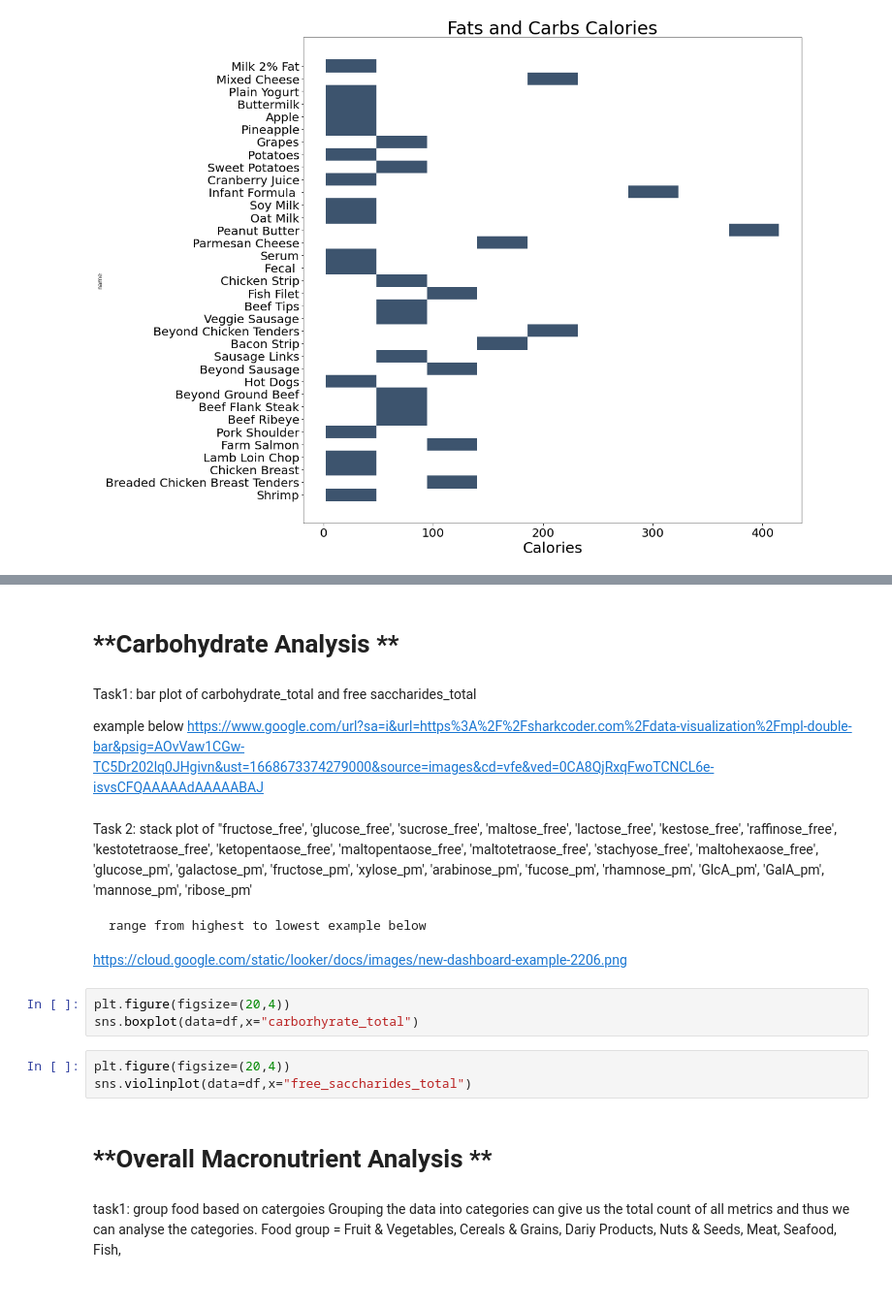
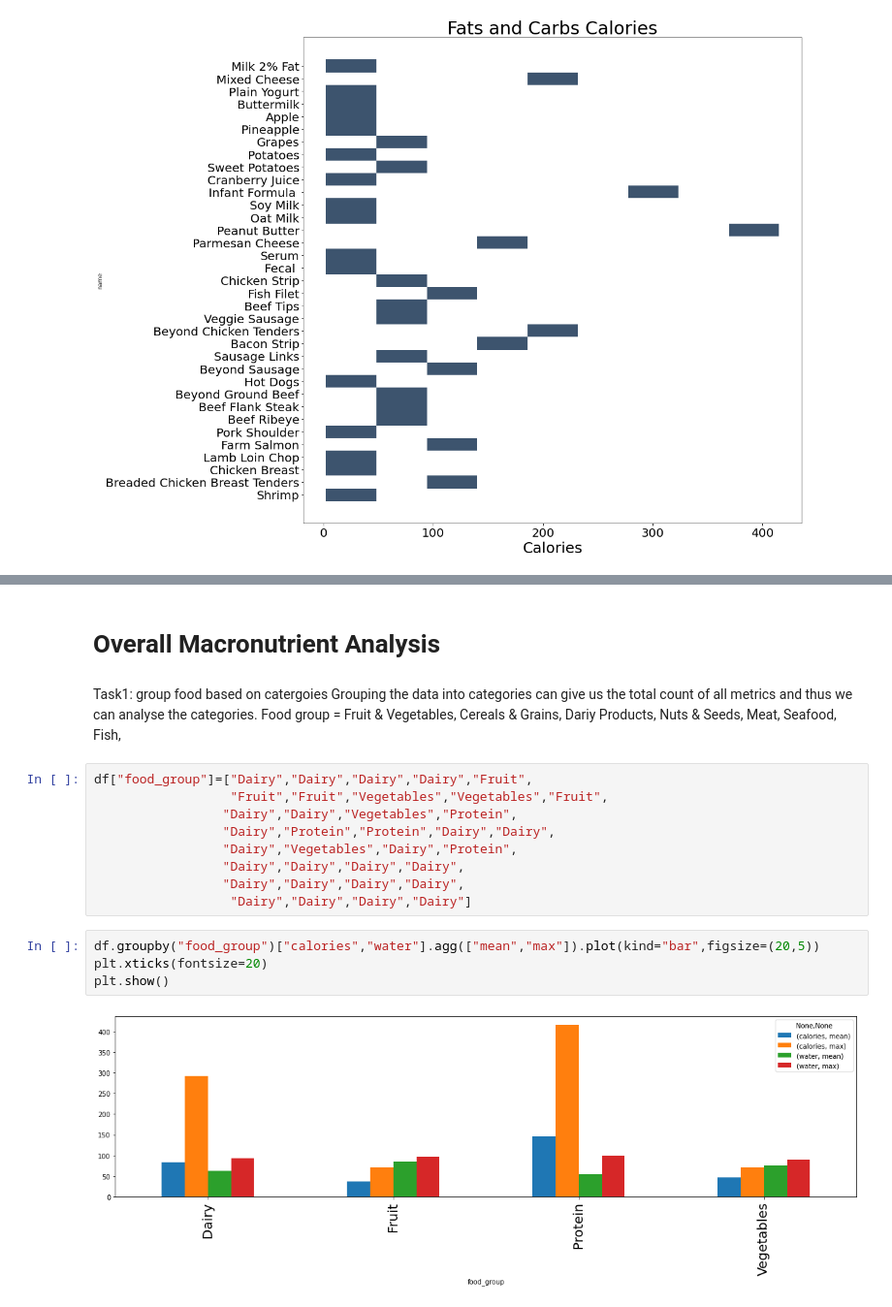
Before and after one commit to asimali004/Kaggle-Competition, a Jupyter notebook: fats-cabd-foods-raw.ipynb, the cells around one changed output, grey strips where cells are left out. Shown at 97% size. Saved outputs shown, nothing was run; the diff lists cells and outputs as text.

Commit message:
Kaggle Notebook | Fats_Cabd_Foods_Raw | Version 6

```diff
--- a/fats-cabd-foods-raw.ipynb
+++ b/fats-cabd-foods-raw.ipynb
@@ -128,33 +152,22 @@ df[["fructose_free", 'glucose_free',
 # %% [markdown]
-# **Carbohydrate Analysis **
+# **Overall Macronutrient Analysis**
-# %% [markdown]
-Task1: bar plot of carbohydrate_total and free saccharides_total
-
-example below
- https://www.google.com/url?sa=i&url=https%3A%2F%2Fsharkcoder.com%2Fdata-visualization%2Fmpl-double-bar&psig=AOvVaw1CGw-TC5Dr202lq0JHgivn&ust=1668673374279000&source=images&cd=vfe&ved=0CA8QjRxqFwoTCNCL6e-isvsCFQAAAAAdAAAAABAJ
-# %% [markdown]
-Task 2: stack plot of "fructose_free', 'glucose_free',
-       'sucrose_free', 'maltose_free', 'lactose_free', 'kestose_free',
-       'raffinose_free', 'kestotetraose_free', 'ketopentaose_free',
-       'maltopentaose_free', 'maltotetraose_free', 'stachyose_free',
-       'maltohexaose_free', 'glucose_pm', 'galactose_pm',
-       'fructose_pm', 'xylose_pm', 'arabinose_pm', 'fucose_pm', 'rhamnose_pm',
-       'GlcA_pm', 'GalA_pm', 'mannose_pm', 'ribose_pm'
-
-
-    range from highest to lowest example below
-
-https://cloud.google.com/static/looker/docs/images/new-dashboard-example-2206.png
-# %%
-plt.figure(figsize=(20,4))
-sns.boxplot(data=df,x="carborhyrate_total")
-# %%
-plt.figure(figsize=(20,4))
-sns.violinplot(data=df,x="free_saccharides_total")
-# %% [markdown]
-# **Overall Macronutrient Analysis **
 # %% [markdown]
-task1: group food based on catergoies
-    Grouping the data into categories can give us the total count of all metrics and thus we can analyse the categories.
-    Food group = Fruit & Vegetables, Cereals & Grains, Dariy Products,  Nuts & Seeds, Meat, Seafood, Fish,
+Task1: group food based on catergoies
+Grouping the data into categories can give us the total count of all metrics and thus we can analyse the categories.
+Food group = Fruit & Vegetables, Cereals & Grains, Dariy Products,  Nuts & Seeds, Meat, Seafood, Fish,
+# %%
+df["food_group"]=["Dairy","Dairy","Dairy","Dairy","Fruit",
+                  "Fruit","Fruit","Vegetables","Vegetables","Fruit",
+                 "Dairy","Dairy","Vegetables","Protein",
+                 "Dairy","Protein","Protein","Dairy","Dairy",
+                 "Dairy","Vegetables","Dairy","Protein",
+                 "Dairy","Dairy","Dairy","Dairy",
+                 "Dairy","Dairy","Dairy","Dairy",
+                  "Dairy","Dairy","Dairy","Dairy"]
+# %%
+df.groupby("food_group")["calories","water"].agg(["mean","max"]).plot(kind="bar",figsize=(20,5))
+plt.xticks(fontsize=20)
+plt.show()
+# %% [output]
+[figure, added]
 # %% [markdown]
```
Also changed, not shown: parts of 11 cells of this notebook.
